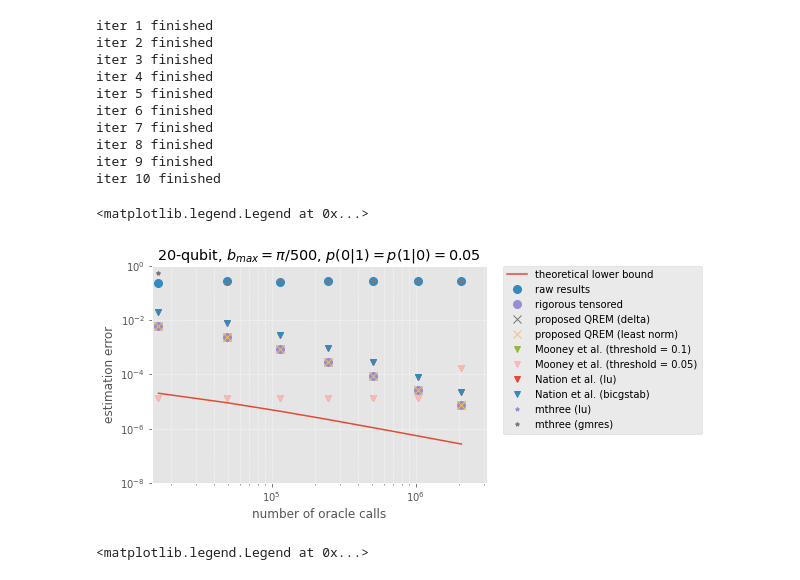
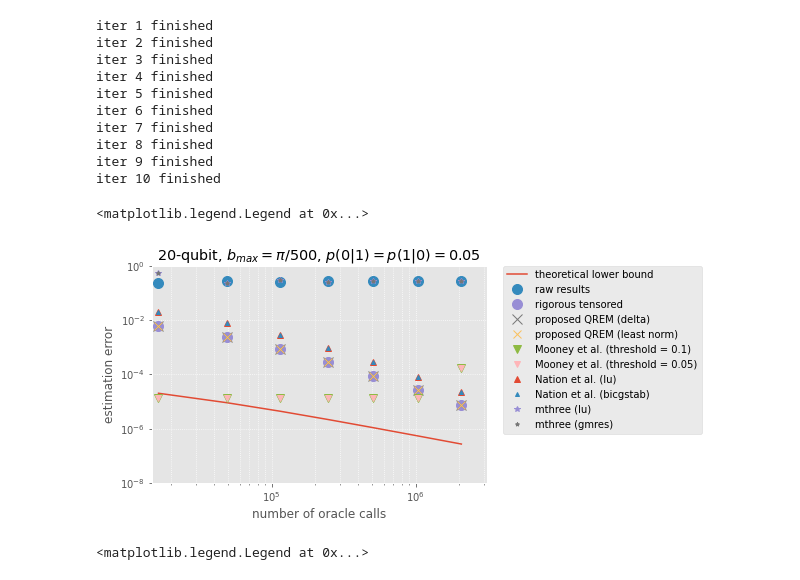
Before and after one commit to BOBO1997/master_thesis, a Jupyter notebook: test_libs_qrem/modified_grover/n20_piover500/p005_q005/analysis.ipynb, the cells around one changed output. Saved outputs shown, nothing was run; the diff lists cells and outputs as text; code cells hidden in the pictures.

Commit message:
added new figures

```diff
--- a/test_libs_qrem/modified_grover/n20_piover500/p005_q005/analysis.ipynb
+++ b/test_libs_qrem/modified_grover/n20_piover500/p005_q005/analysis.ipynb
@@ -349,15 +415,15 @@ for i in range(len(number_grover_list)):
 plt.clf()
 plt.style.use('ggplot')
 p_theoretical = plt.loglog( OracleCall_list, ErrorCramérRao_list, color='C0')
-p_raw = plt.loglog( OracleCall_list, error_raw_list, 'o', color='C1', markersize=8)
-p_ignis = plt.loglog( OracleCall_list, error_ignis_list, 'o', color='C2', markersize=8)
-p_delta = plt.loglog( OracleCall_list, error_delta_list, 'x', color='C3', markersize=8)
+p_raw = plt.loglog( OracleCall_list, error_raw_list, 'o', color='C1', markersize=10)
+p_ignis = plt.loglog( OracleCall_list, error_ignis_list, 'o', color='C2', markersize=10)
+p_delta = plt.loglog( OracleCall_list, error_delta_list, 'x', color='C3', markersize=10)
 p_lnp = plt.loglog( OracleCall_list, error_lnp_list, 'x', color='C4', markersize=8)
-p_mooney01 = plt.loglog( OracleCall_list, error_mooney01_list, 'v', color='C5', markersize=6)
+p_mooney01 = plt.loglog( OracleCall_list, error_mooney01_list, 'v', color='C5', markersize=8)
 p_mooney001 = plt.loglog( OracleCall_list, error_mooney001_list, 'v', color='C6', markersize=6)
-p_nation_lu = plt.loglog( OracleCall_list, error_nation_lu_list, 'v', color='C7', markersize=6)
-p_nation_bicgstab = plt.loglog( OracleCall_list, error_nation_bicgstab_list, 'v', color='C8', markersize=6)
-p_mthree_lu = plt.loglog( OracleCall_list, error_mthree_lu_list, '*', color='C9', markersize=4)
+p_nation_lu = plt.loglog( OracleCall_list, error_nation_lu_list, '^', color='C7', markersize=6)
+p_nation_bicgstab = plt.loglog( OracleCall_list, error_nation_bicgstab_list, '^', color='C8', markersize=4)
+p_mthree_lu = plt.loglog( OracleCall_list, error_mthree_lu_list, '*', color='C9', markersize=6)
 p_mthree_gmres = plt.loglog( OracleCall_list, error_mthree_gmres_list, '*', color='C10', markersize=4)
 
 
@@ -366,34 +432,34 @@ plt.xlim(OracleCall_list[0]*0.9, OracleCall_list[-1]*1.5)
 plt.xlabel("number of oracle calls")
 plt.ylim(0.00000001, 1)
 plt.ylabel("estimation error")
 plt.grid(True, which="both", ls="dotted")
 plt.legend((p_theoretical[0],
             p_raw[0],
             p_ignis[0],
             p_delta[0],
             p_lnp[0],
             p_mooney01[0],
             p_mooney001[0],
             p_nation_lu[0],
             p_nation_bicgstab[0],
             p_mthree_lu[0],
             p_mthree_gmres[0]),
            ("theoretical lower bound",
             "raw results",
             "rigorous tensored",
             "proposed QREM (delta)",
             "proposed QREM (least norm)",
             "Mooney et al. (threshold = 0.1)",
             "Mooney et al. (threshold = 0.05)",
             "Nation et al. (lu)",
             "Nation et al. (bicgstab)",
             "mthree (lu)",
             "mthree (gmres)",
            ),
            bbox_to_anchor=(1.05, 1), loc='upper left', borderaxespad=0)
 # %% [output]
 <matplotlib.legend.Legend at 0x...>
-[figure, old version]
+[figure, new version]
 # %%
 plt.clf()
 plt.style.use('ggplot')
```
Also changed, not shown: parts of 4 cells of this notebook, 6 other files.
